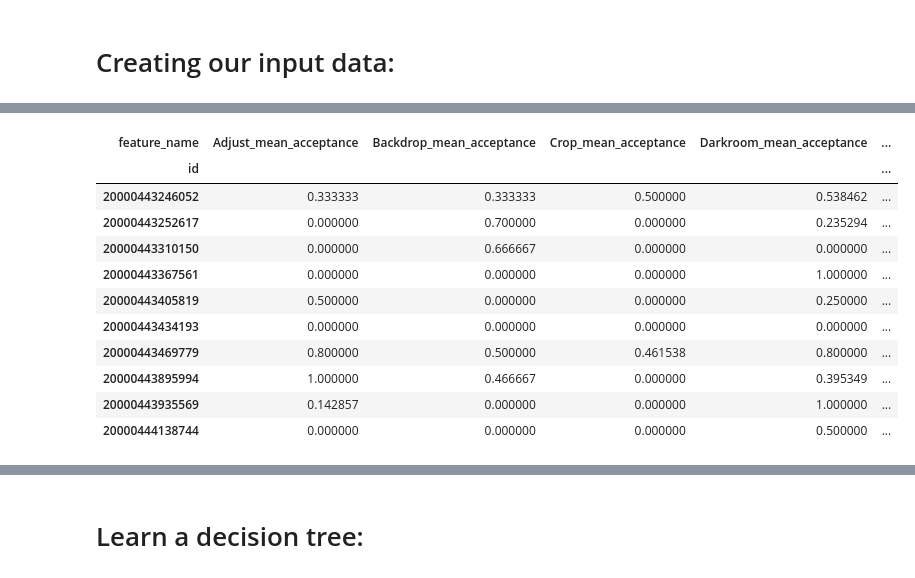
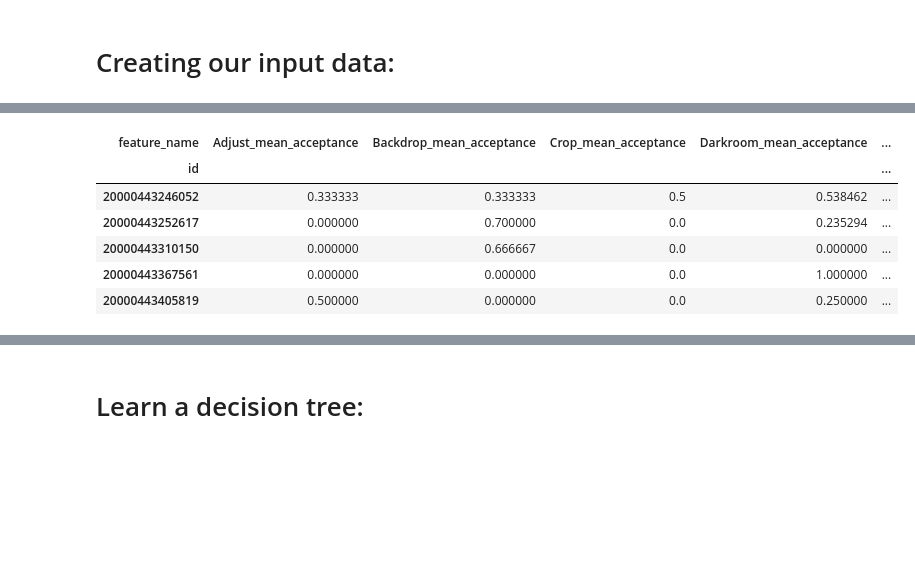
Before and after one commit to tomyitav/datahack-2018-challenge, a Jupyter notebook: datahack_2018.ipynb, the cells around one changed output, grey strips where cells are left out. Cells and saved outputs as stored; diff of their text form; code cells hidden in the pictures; blank space fills up the shorter version.

```diff
--- a/datahack_2018.ipynb
+++ b/datahack_2018.ipynb
@@ -214,21 +235,16 @@ users_mean_usage_time.head(10)
 # %%
 # extract mean acceptance rate for FaceTune features
 users_mean_acceptance_rate = pd.pivot_table(df_usage[['id', 'feature_name', 'accepted']], values='accepted', index=['id'], columns=['feature_name'], aggfunc=np.mean, fill_value=0)
 users_mean_acceptance_rate = users_mean_acceptance_rate.add_suffix('_mean_acceptance')
-users_mean_acceptance_rate.head(10)
+users_mean_acceptance_rate.head()
 # %% [output]
 | feature_name | Adjust_mean_acceptance | Backdrop_mean_acceptance | Crop_mean_acceptance | Darkroom_mean_acceptance | ... |
 | id |  |  |  |  | ... |
-| 20000443246052 | 0.333333 | 0.333333 | 0.500000 | 0.538462 | ... |
-| 20000443252617 | 0.000000 | 0.700000 | 0.000000 | 0.235294 | ... |
-| 20000443310150 | 0.000000 | 0.666667 | 0.000000 | 0.000000 | ... |
-| 20000443367561 | 0.000000 | 0.000000 | 0.000000 | 1.000000 | ... |
-| 20000443405819 | 0.500000 | 0.000000 | 0.000000 | 0.250000 | ... |
-| 20000443434193 | 0.000000 | 0.000000 | 0.000000 | 0.000000 | ... |
-| 20000443469779 | 0.800000 | 0.500000 | 0.461538 | 0.800000 | ... |
-| 20000443895994 | 1.000000 | 0.466667 | 0.000000 | 0.395349 | ... |
-| 20000443935569 | 0.142857 | 0.000000 | 0.000000 | 1.000000 | ... |
-| 20000444138744 | 0.000000 | 0.000000 | 0.000000 | 0.500000 | ... |
+| 20000443246052 | 0.333333 | 0.333333 | 0.5 | 0.538462 | ... |
+| 20000443252617 | 0.000000 | 0.700000 | 0.0 | 0.235294 | ... |
+| 20000443310150 | 0.000000 | 0.666667 | 0.0 | 0.000000 | ... |
+| 20000443367561 | 0.000000 | 0.000000 | 0.0 | 1.000000 | ... |
+| 20000443405819 | 0.500000 | 0.000000 | 0.0 | 0.250000 | ... |
 # %%
 #Let's create a table with statistic summaries: rows correspond to users; columns to various statistics:
 users_usage_summaries = pd.pivot_table(df_usage[['id', 'feature_name']], index=['id'], columns=['feature_name'], aggfunc=len, fill_value=0)
```
Also changed, not shown: parts of 10 cells of this notebook.
